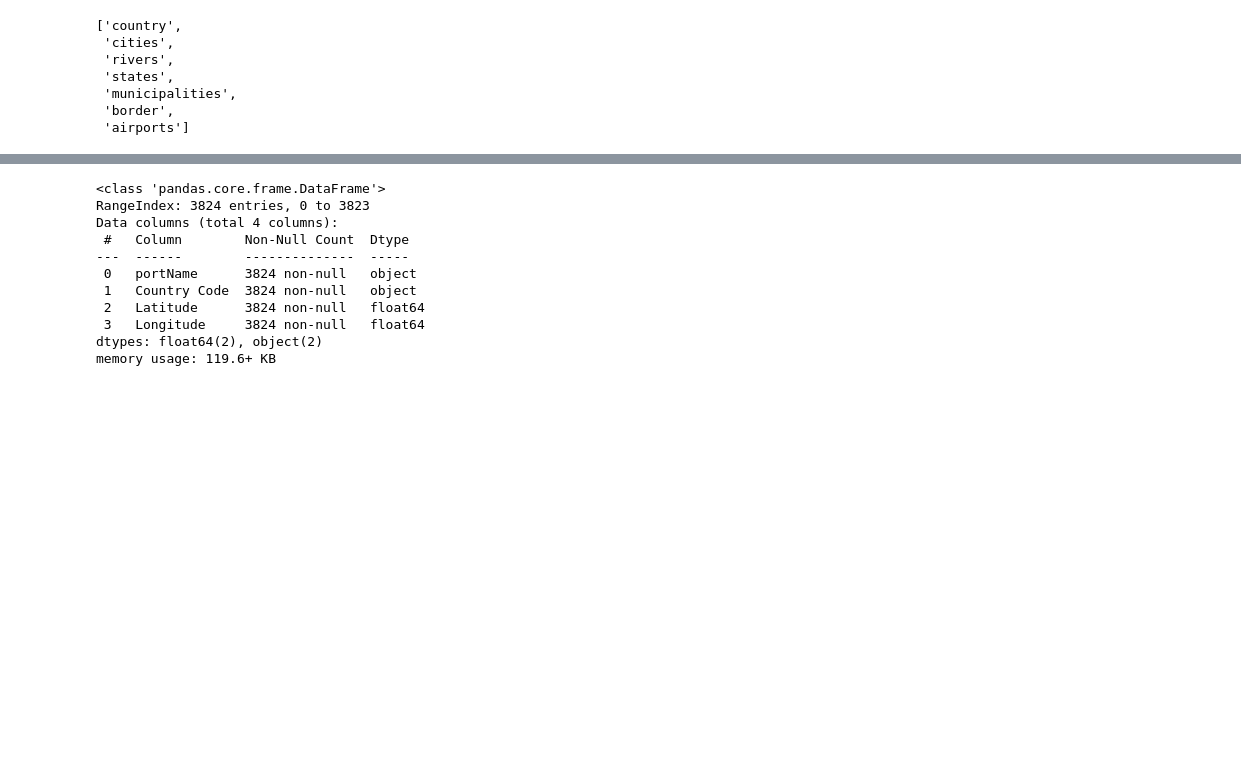
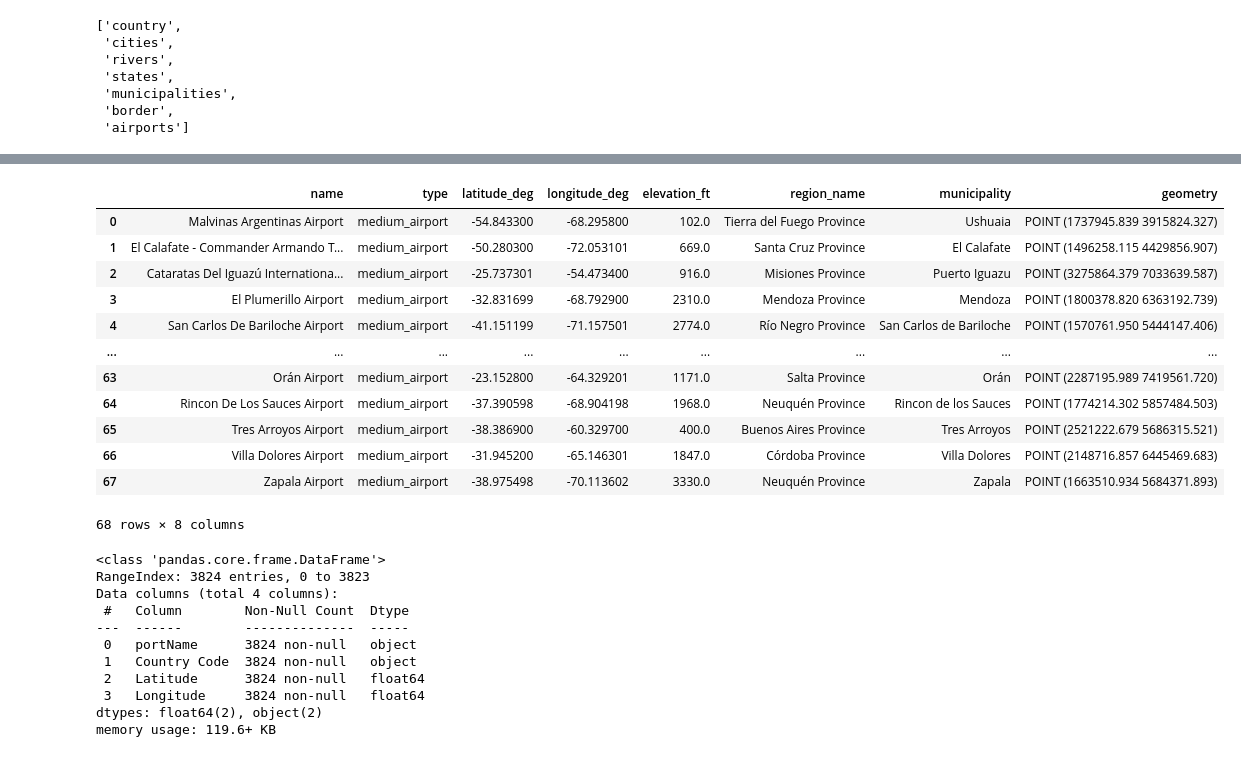
Before and after one commit to Romina300/TareaFinal_1, a Jupyter notebook: TareaFinal_parte1.ipynb, the cells around one changed output, grey strips where cells are left out. Cells and saved outputs as stored; diff of their text form; code cells hidden in the pictures; blank space fills up the shorter version.

```diff
--- a/TareaFinal_parte1.ipynb
+++ b/TareaFinal_parte1.ipynb
@@ -42,3 +68,21 @@ border=gpd.read_file(argentinaMaps,layer='border')
+# %%
+medium_airport=airports[airports['type']=='medium_airport'] #can't use "airports.type"
+medium_airport.reset_index(drop=True, inplace=True)
+medium_airport
+# %% [output]
+|  | name | type | latitude_deg | longitude_deg | elevation_ft | region_name | municipality | geometry |
+| 0 | Malvinas Argentinas Airport | medium_airport | -54.843300 | -68.295800 | 102.0 | Tierra del Fuego Province | Ushuaia | POINT (1737945.839 3915824.327) |
+| 1 | El Calafate - Commander Armando T... | medium_airport | -50.280300 | -72.053101 | 669.0 | Santa Cruz Province | El Calafate | POINT (1496258.115 4429856.907) |
+| 2 | Cataratas Del Iguazú Internationa... | medium_airport | -25.737301 | -54.473400 | 916.0 | Misiones Province | Puerto Iguazu | POINT (3275864.379 7033639.587) |
+| 3 | El Plumerillo Airport | medium_airport | -32.831699 | -68.792900 | 2310.0 | Mendoza Province | Mendoza | POINT (1800378.820 6363192.739) |
+| 4 | San Carlos De Bariloche Airport | medium_airport | -41.151199 | -71.157501 | 2774.0 | Río Negro Province | San Carlos de Bariloche | POINT (1570761.950 5444147.406) |
+| ... | ... | ... | ... | ... | ... | ... | ... | ... |
+| 63 | Orán Airport | medium_airport | -23.152800 | -64.329201 | 1171.0 | Salta Province | Orán | POINT (2287195.989 7419561.720) |
+| 64 | Rincon De Los Sauces Airport | medium_airport | -37.390598 | -68.904198 | 1968.0 | Neuquén Province | Rincon de los Sauces | POINT (1774214.302 5857484.503) |
+| 65 | Tres Arroyos Airport | medium_airport | -38.386900 | -60.329700 | 400.0 | Buenos Aires Province | Tres Arroyos | POINT (2521222.679 5686315.521) |
+| 66 | Villa Dolores Airport | medium_airport | -31.945200 | -65.146301 | 1847.0 | Córdoba Province | Villa Dolores | POINT (2148716.857 6445469.683) |
+| 67 | Zapala Airport | medium_airport | -38.975498 | -70.113602 | 3330.0 | Neuquén Province | Zapala | POINT (1663510.934 5684371.893) |
+68 rows × 8 columns
 # %%
 #rename
 infoseaports.rename(columns={'Main Port Name':'portName'},inplace=True)
```
Also changed, not shown: parts of 23 cells of this notebook, 1 other file.
